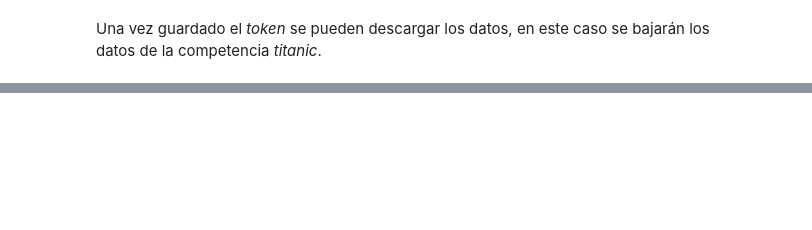
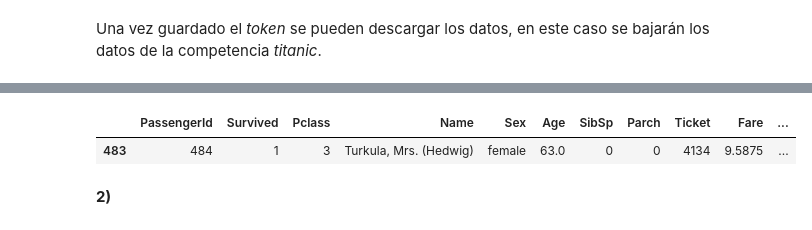
Before and after one commit to TAA-fing/TAA-2022, a Jupyter notebook: talleres/taller1_titanic.ipynb, the cells around one changed output, grey strips where cells are left out. Drawn from its saved outputs; the diff is of its cells as text; code cells hidden in the pictures; blank space fills up the shorter version.

```diff
--- a/talleres/taller1_titanic.ipynb
+++ b/talleres/taller1_titanic.ipynb
@@ -120,0 +171,7 @@ Generar un nuevo pipeline y evaluar si éste genera un mejor clasificador. Algun
+# %%
+data_train.loc[(data_train['Age'] > 60) & (data_train['Pclass'] == 3) & (data_train['Survived'] == 1)]
+# %% [output]
+|  | PassengerId | Survived | Pclass | Name | Sex | Age | SibSp | Parch | Ticket | Fare | ... |
+| 483 | 484 | 1 | 3 | Turkula, Mrs. (Hedwig) | female | 63.0 | 0 | 0 | 4134 | 9.5875 | ... |
+# %% [markdown]
+**2)**
```
Also changed, not shown: parts of 106 cells of this notebook.
